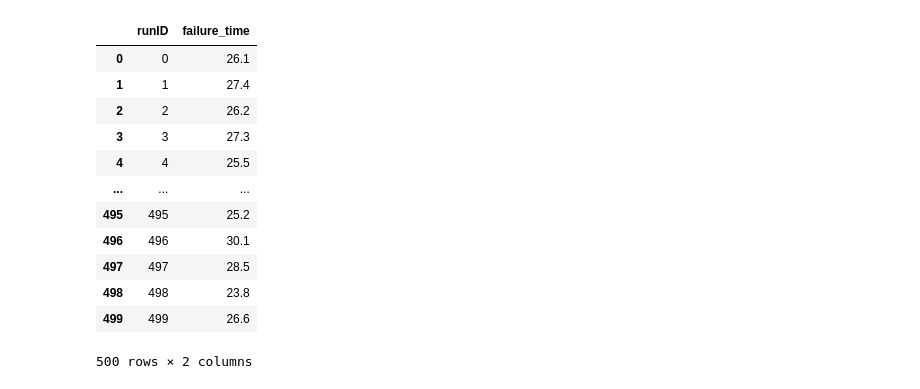
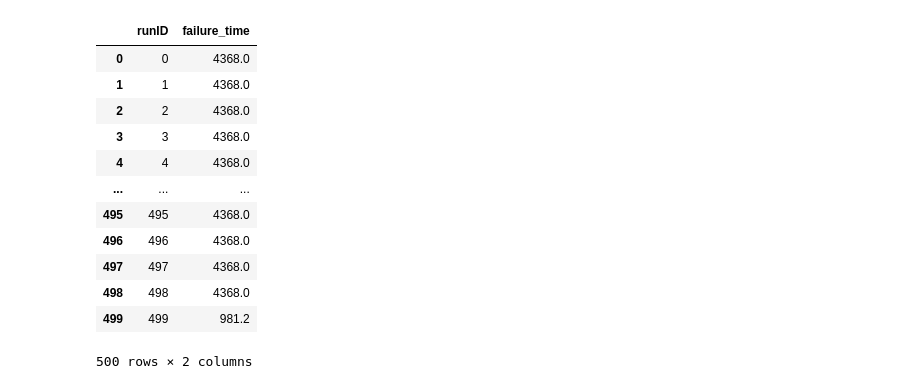
Before and after one commit to patricksinclair/multispecies_postprocessing, a Jupyter notebook: geno_distbs/varying_susceps/ttf_analyser.ipynb, the cells around one changed output. Cells and saved outputs as stored; diff of their text form; code cells hidden in the pictures.

```diff
--- a/geno_distbs/varying_susceps/ttf_analyser.ipynb
+++ b/geno_distbs/varying_susceps/ttf_analyser.ipynb
@@ -6,22 +6,22 @@ from scipy.optimize import curve_fit
 import matplotlib.pyplot as plt
 import math
 # %%
-df = pd.read_csv("time_to_failure_data/timeToFailure-14_pc_res-c_max=2.00.csv").drop(columns=["failure_time.1"])
+df = pd.read_csv("time_to_failure_data/timeToFailure-14_pc_res-c_max=5.00.csv").drop(columns=["failure_time.1"])
 #df = df.drop(columns=["failure_time.1"])
 df
 # %% [output]
 |  | runID | failure_time |
-| 0 | 0 | 26.1 |
-| 1 | 1 | 27.4 |
-| 2 | 2 | 26.2 |
-| 3 | 3 | 27.3 |
-| 4 | 4 | 25.5 |
+| 0 | 0 | 4368.0 |
+| 1 | 1 | 4368.0 |
+| 2 | 2 | 4368.0 |
+| 3 | 3 | 4368.0 |
+| 4 | 4 | 4368.0 |
 | ... | ... | ... |
-| 495 | 495 | 25.2 |
-| 496 | 496 | 30.1 |
-| 497 | 497 | 28.5 |
-| 498 | 498 | 23.8 |
-| 499 | 499 | 26.6 |
+| 495 | 495 | 4368.0 |
+| 496 | 496 | 4368.0 |
+| 497 | 497 | 4368.0 |
+| 498 | 498 | 4368.0 |
+| 499 | 499 | 981.2 |
 500 rows × 2 columns
 # %%
 cmax_vals = [2., 3., 4., 5.] #values of c_max
```
Also changed, not shown: parts of 3 cells of this notebook, 1 other file.
